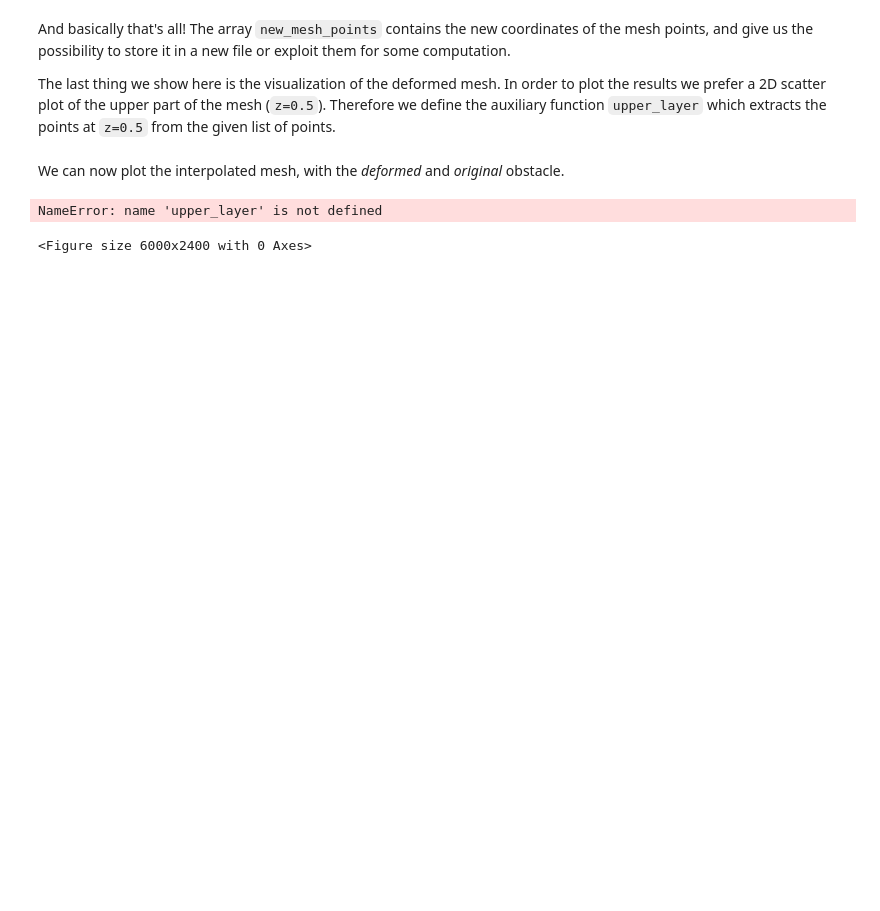
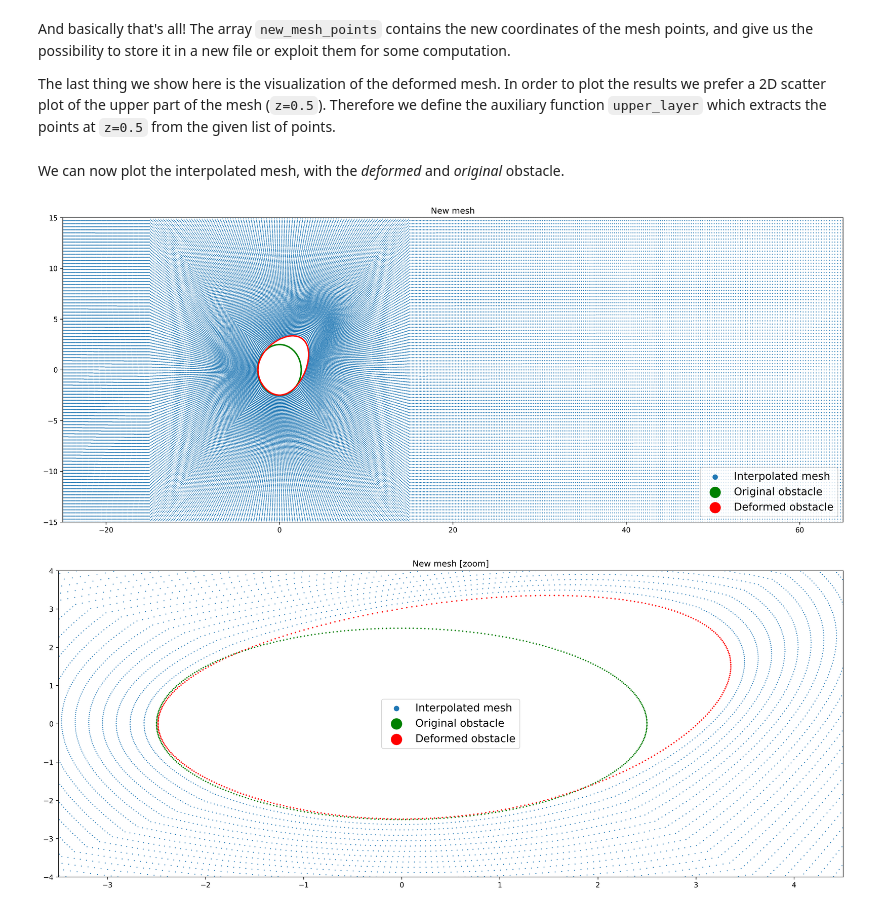
Before and after one commit to fAndreuzzi/mismesh, a Jupyter notebook: Tutorial.ipynb, the cells around one changed output. Saved outputs shown, nothing was run; the diff lists cells and outputs as text; code cells hidden in the pictures; blank space fills up the shorter version.

```diff
--- a/Tutorial.ipynb
+++ b/Tutorial.ipynb
@@ -115,7 +91,8 @@ NameError: name 'FFD' is not defined
 # %% [markdown]
 We then operate the deformation and plot the result, against the old version of the obstacle.
 # %%
-scatter3d([ffd(obstacle), obstacle], s=3, labels=['deformed', 'original'])
+new_obstacle = ffd(obstacle)
+scatter3d([new_obstacle, obstacle], s=3, labels=['deformed', 'original'])
 # %% [output]
 [figure]
 # %% [markdown]
@@ -127,13 +104,13 @@ We employ the `RBF` class from **PyGeM**.
 For a reference on the parameters available when using the class `RBF` from **PyGeM**, please check the [documentation](http://mathlab.github.io/PyGeM/rbf.html). We keep the default values for all the parameters except `radius`, for which we set `radius=5`. This parameter is a scaling coefficient which affects the shape of the radial basis function used for the interpolation.
 A practical note: long story short, `RBF` solves a linear system to fit the input data. However the matrix representing our system may result singular if we pass more times the same point(s). To avoid this issue, we just extract the `unique` points, as show in the next cell.
 # %%
-undeformed_points = np.vstack([old_walls, old_obstacle_points])
-deformed_points   = np.vstack([old_walls, new_obstacle_points])
+undeformed_points = np.vstack([walls, obstacle])
+deformed_points   = np.vstack([walls, new_obstacle])
 
 undeformed_points, uindexes = np.unique(undeformed_points, return_index=True, axis=0)
 deformed_points   = deformed_points[uindexes]
 
-rbf = RBF(original_control_points = undeformed_points, deformed_control_points = deformed_points, radius=5)
+rbf = RBF(original_control_points=undeformed_points, deformed_control_points=deformed_points, radius=5)
 # %% [markdown]
 As visual proof, we plot the original and deformed control points we pass to `RBF` constructor!
 # %%
@@ -145,4 +122,4 @@ At this point we can use the ingredients we prepared in the last sections to obt
 
 We can use the `RBF.__call__()` method to determine the new position of the points which compose the mesh. This is a resource-intensive computation and may slow down the device on which you're running this notebook.
 # %%
-new_mesh_points = rbf(mesh.points)
+new_mesh_points = rbf(mesh['points'])
@@ -166,24 +141,24 @@ We can now plot the interpolated mesh, with the *deformed* and *original* obstac
 # %%
 plt.figure(figsize=(20,8), dpi=300)
 plt.scatter(*upper_layer(new_mesh_points)[:,:2].T, s=0.2, label='Interpolated mesh')
 plt.scatter(*upper_layer(obstacle)[:,:2].T, s=1, color='g', label='Original obstacle')
-plt.scatter(*upper_layer(transform(obstacle))[:,:2].T, s=1, color='r', label='Deformed obstacle')
+plt.scatter(*upper_layer(new_obstacle)[:,:2].T, s=1, color='r', label='Deformed obstacle')
 
 plt.margins(x=0, y=0)
 plt.legend(prop={"size":15}, markerscale=15)
 plt.title('New mesh')
 
 plt.show()
 plt.figure(figsize=(20,8), dpi=300)
 plt.scatter(*upper_layer(new_mesh_points)[:,:2].T, s=0.2, label='Interpolated mesh')
 plt.scatter(*upper_layer(obstacle)[:,:2].T, s=1, color='g', label='Original obstacle')
-plt.scatter(*upper_layer(transform(obstacle))[:,:2].T, s=1, color='r', label='Deformed obstacle')
-plt.axis([-3, 3, -1, 1])
+plt.scatter(*upper_layer(new_obstacle)[:,:2].T, s=1, color='r', label='Deformed obstacle')
+plt.axis([-3.5, 4.5, -4, 4])
 plt.margins(x=0, y=0)
 plt.legend(prop={"size":15}, markerscale=15)
-plt.title('New mesh')
+plt.title('New mesh [zoom]')
 
 plt.show()
 # %% [output]
-NameError: name 'upper_layer' is not defined
-<Figure size 6000x2400 with 0 Axes>
+[figure, added]
+[figure, added]
```
Also changed, not shown: parts of 15 cells of this notebook, 7 other files.
